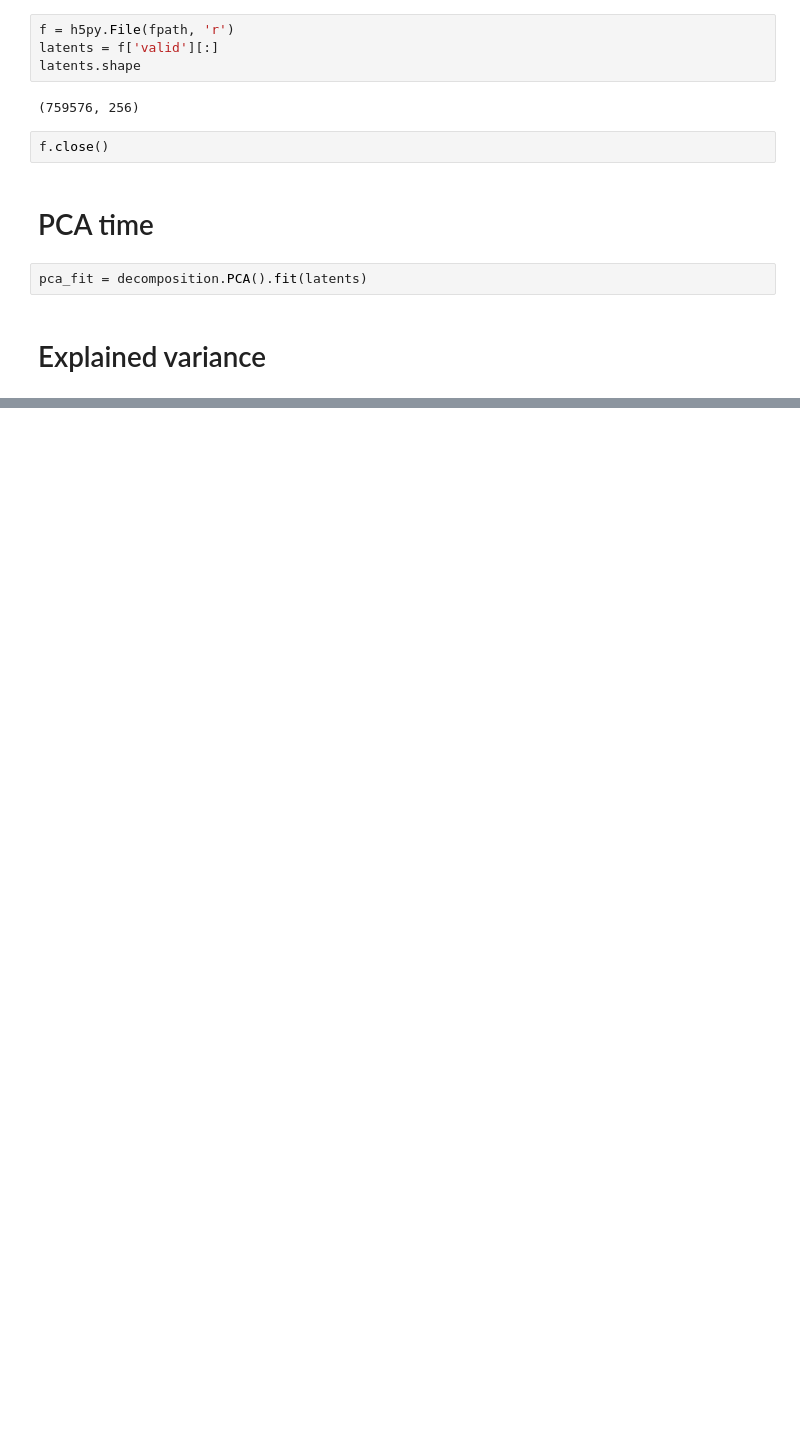
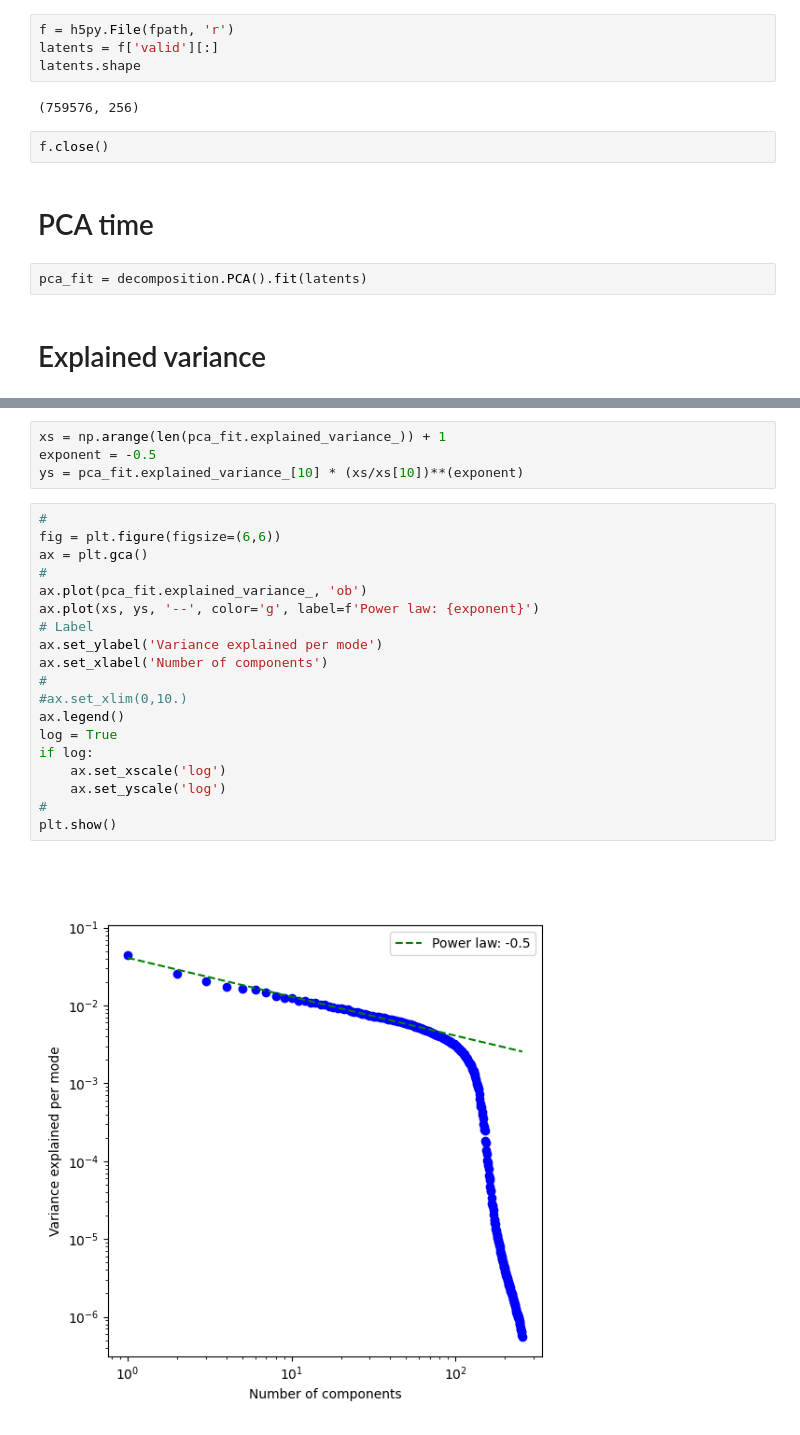
Before and after one commit to AI-for-Ocean-Science/nenya, a Jupyter notebook: nb/PCA_Tests.ipynb, the cells around one changed output, grey strips where cells are left out. Cells and saved outputs as stored; diff of their text form; blank space fills up the shorter version.

```diff
--- a/nb/PCA_Tests.ipynb
+++ b/nb/PCA_Tests.ipynb
@@ -61,0 +82,25 @@ plt.show()
+# %%
+xs = np.arange(len(pca_fit.explained_variance_)) + 1
+exponent = -0.5
+ys = pca_fit.explained_variance_[10] * (xs/xs[10])**(exponent)
+# %%
+#
+fig = plt.figure(figsize=(6,6))
+ax = plt.gca()
+#
+ax.plot(pca_fit.explained_variance_, 'ob')
+ax.plot(xs, ys, '--', color='g', label=f'Power law: {exponent}')
+# Label
+ax.set_ylabel('Variance explained per mode')
+ax.set_xlabel('Number of components')
+#
+#ax.set_xlim(0,10.)
+ax.legend()
+log = True
+if log:
+    ax.set_xscale('log')
+    ax.set_yscale('log')
+#
+plt.show()
+# %% [output]
+[figure, added]
```
Also changed, not shown: parts of 3 cells of this notebook.
